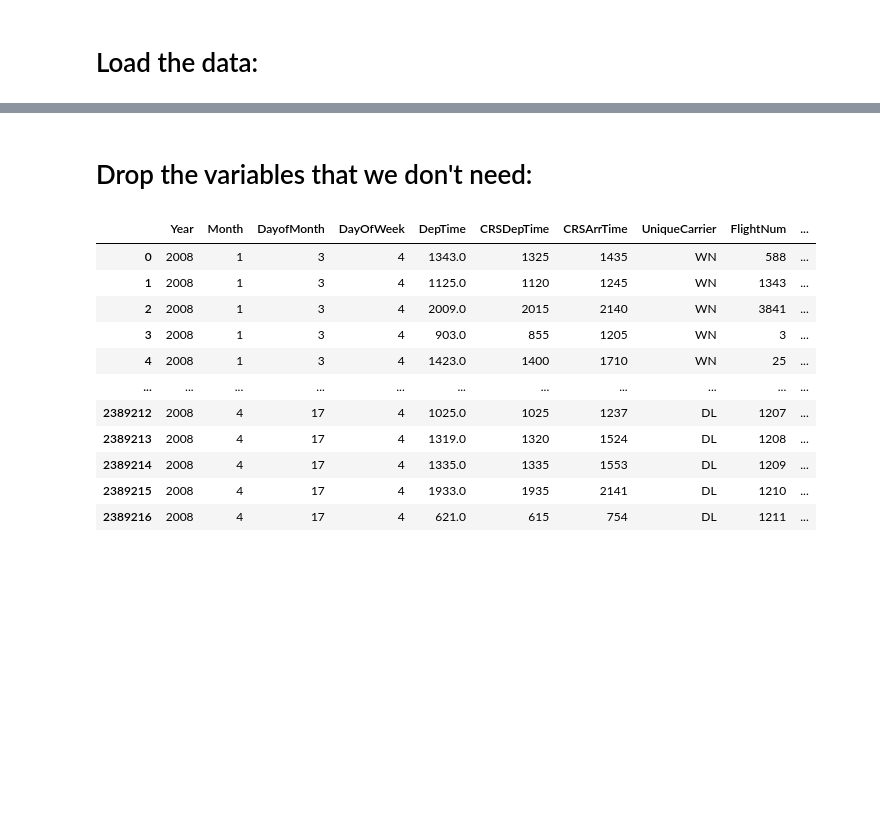
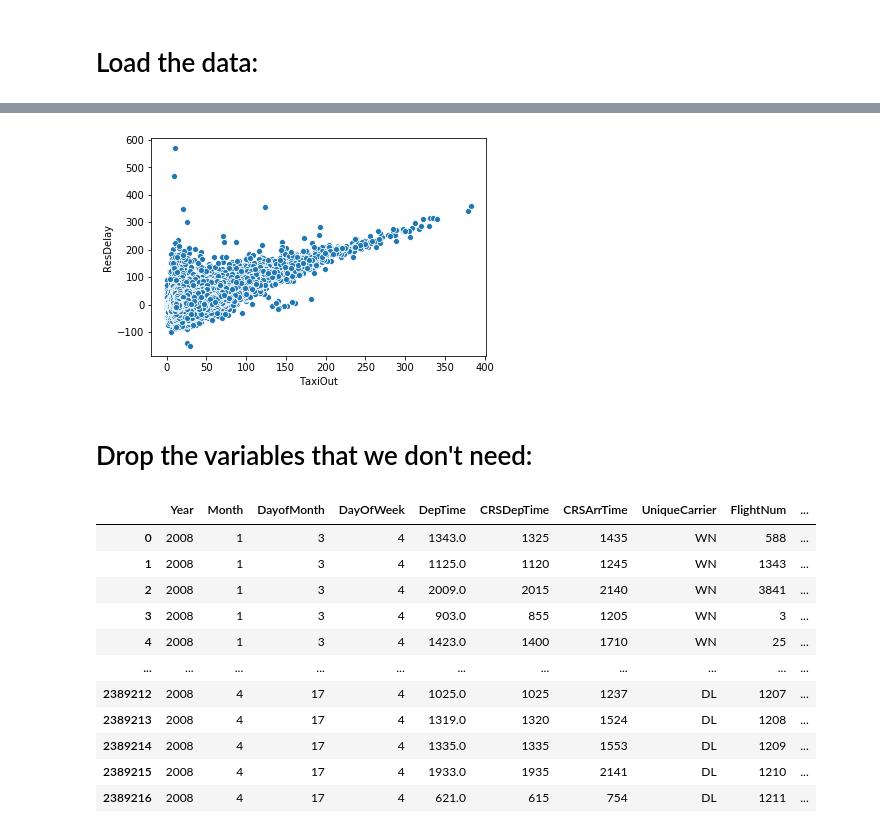
Before and after one commit to soomin-jeong/spark-ml-project, a Jupyter notebook: DataPreparation.ipynb, the cells around one changed output, grey strips where cells are left out. Drawn from its saved outputs; the diff is of its cells as text; code cells hidden in the pictures; blank space fills up the shorter version.

```diff
--- a/DataPreparation.ipynb
+++ b/DataPreparation.ipynb
@@ -10,3 +40,9 @@ FileNotFoundError: [Errno 2] File 2008.csv does not exist: '2008.csv'
+# %%
+airports_df['ResDelay'] = airports_df['ArrDelay'] - airports_df['DepDelay']
+sns.scatterplot(data=airports_df, x= 'TaxiOut', y = 'ResDelay')
+plt.show()
+# %% [output]
+[figure, added]
 # %% [markdown]
 # Drop the variables that we don't need:
 # %%
```
Also changed, not shown: parts of 13 cells of this notebook, 2 other files.
